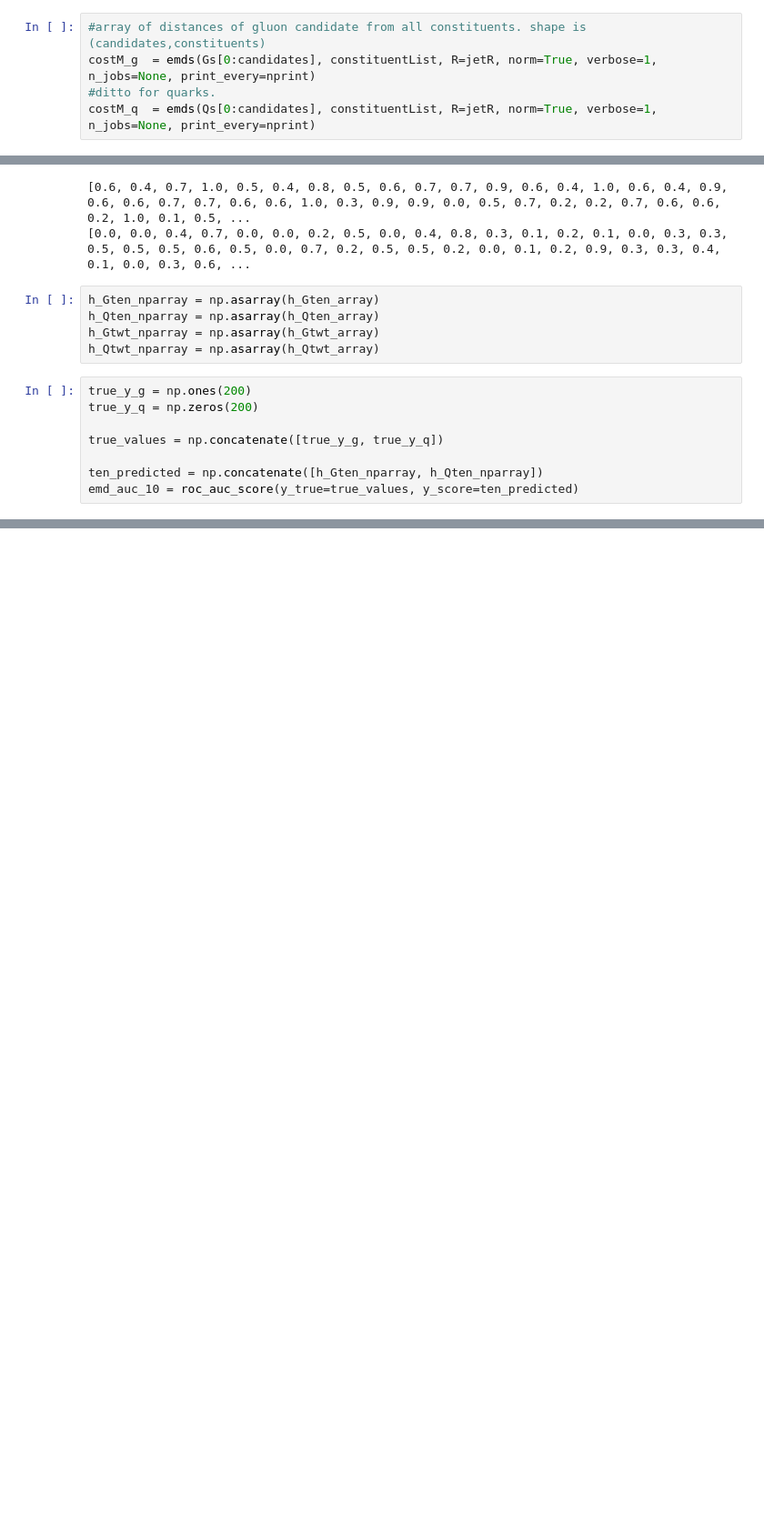
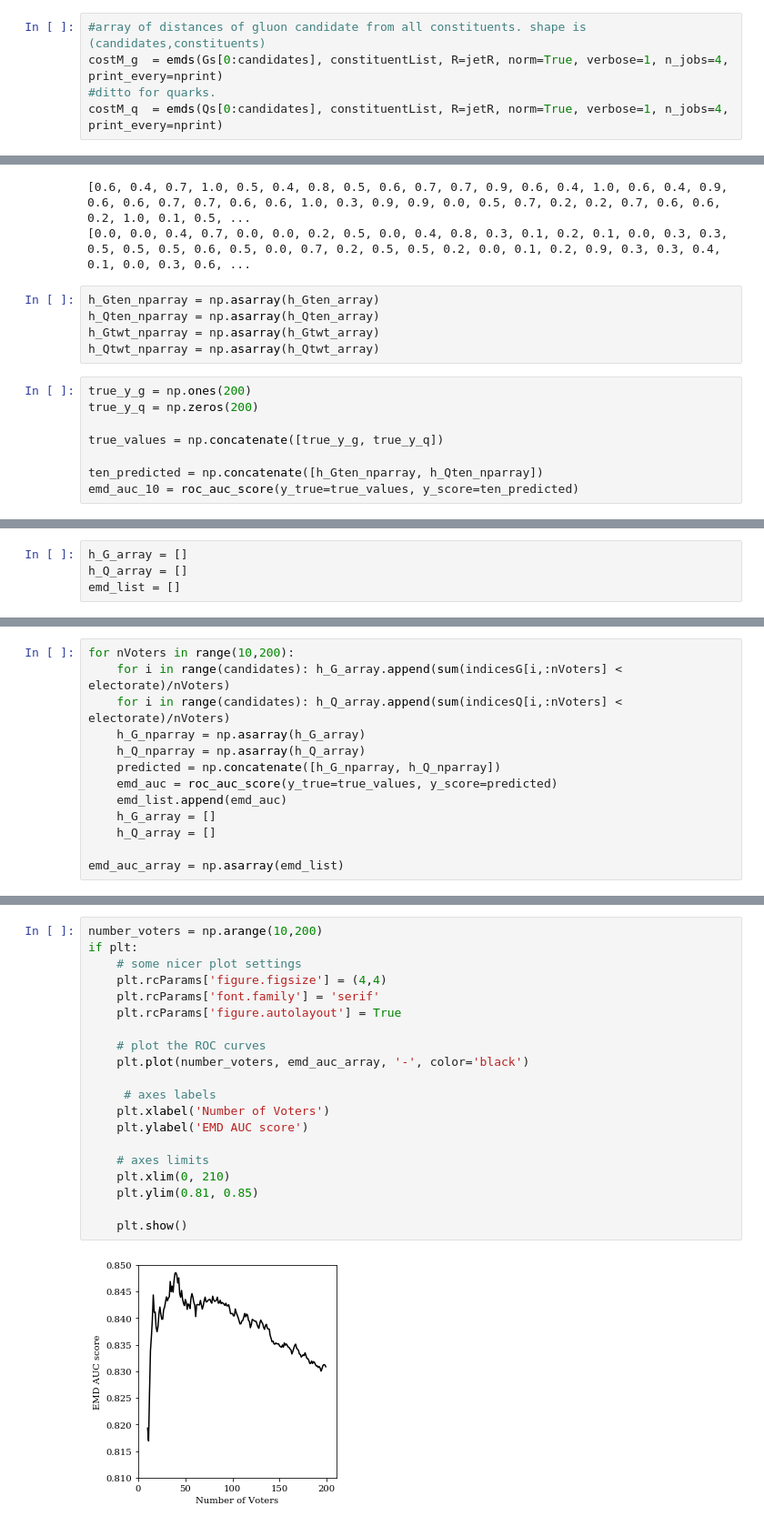
Before and after one commit to nickchak21/QuarkGluonClassifiers, a Jupyter notebook: EMD_tagger.ipynb, the cells around one changed output, grey strips where cells are left out. Shown at 91% size. Drawn from its saved outputs; the diff is of its cells as text; blank space fills up the shorter version.

```diff
--- a/EMD_tagger.ipynb
+++ b/EMD_tagger.ipynb
@@ -135,7 +100,7 @@ len(constituentList)
 4000
 # %%
 #array of distances of gluon candidate from all constituents. shape is (candidates,constituents)
-costM_g  = emds(Gs[0:candidates], constituentList, R=jetR, norm=True, verbose=1, n_jobs=None, print_every=nprint)
+costM_g  = emds(Gs[0:candidates], constituentList, R=jetR, norm=True, verbose=1, n_jobs=4, print_every=nprint)
 #ditto for quarks.
-costM_q  = emds(Qs[0:candidates], constituentList, R=jetR, norm=True, verbose=1, n_jobs=None, print_every=nprint)
+costM_q  = emds(Qs[0:candidates], constituentList, R=jetR, norm=True, verbose=1, n_jobs=4, print_every=nprint)
 # %% [output]
@@ -204,0 +170,4 @@ print(emd_auc_20)
+# %%
+h_G_array = []
+h_Q_array = []
+emd_list = []
@@ -204,0 +176,13 @@ print(emd_auc_20)
+# %%
+for nVoters in range(10,200):
+    for i in range(candidates): h_G_array.append(sum(indicesG[i,:nVoters] < electorate)/nVoters)
+    for i in range(candidates): h_Q_array.append(sum(indicesQ[i,:nVoters] < electorate)/nVoters)
+    h_G_nparray = np.asarray(h_G_array)
+    h_Q_nparray = np.asarray(h_Q_array)
+    predicted = np.concatenate([h_G_nparray, h_Q_nparray])
+    emd_auc = roc_auc_score(y_true=true_values, y_score=predicted)
+    emd_list.append(emd_auc)
+    h_G_array = []
+    h_Q_array = []
+
+emd_auc_array = np.asarray(emd_list)
@@ -204,0 +209,22 @@ print(emd_auc_20)
+# %%
+number_voters = np.arange(10,200)
+if plt:
+    # some nicer plot settings
+    plt.rcParams['figure.figsize'] = (4,4)
+    plt.rcParams['font.family'] = 'serif'
+    plt.rcParams['figure.autolayout'] = True
+
+    # plot the ROC curves
+    plt.plot(number_voters, emd_auc_array, '-', color='black')
+
+     # axes labels
+    plt.xlabel('Number of Voters')
+    plt.ylabel('EMD AUC score')
+
+    # axes limits
+    plt.xlim(0, 210)
+    plt.ylim(0.81, 0.85)
+
+    plt.show()
+# %% [output]
+[figure, added]
```
Also changed, not shown: parts of 12 cells of this notebook.
